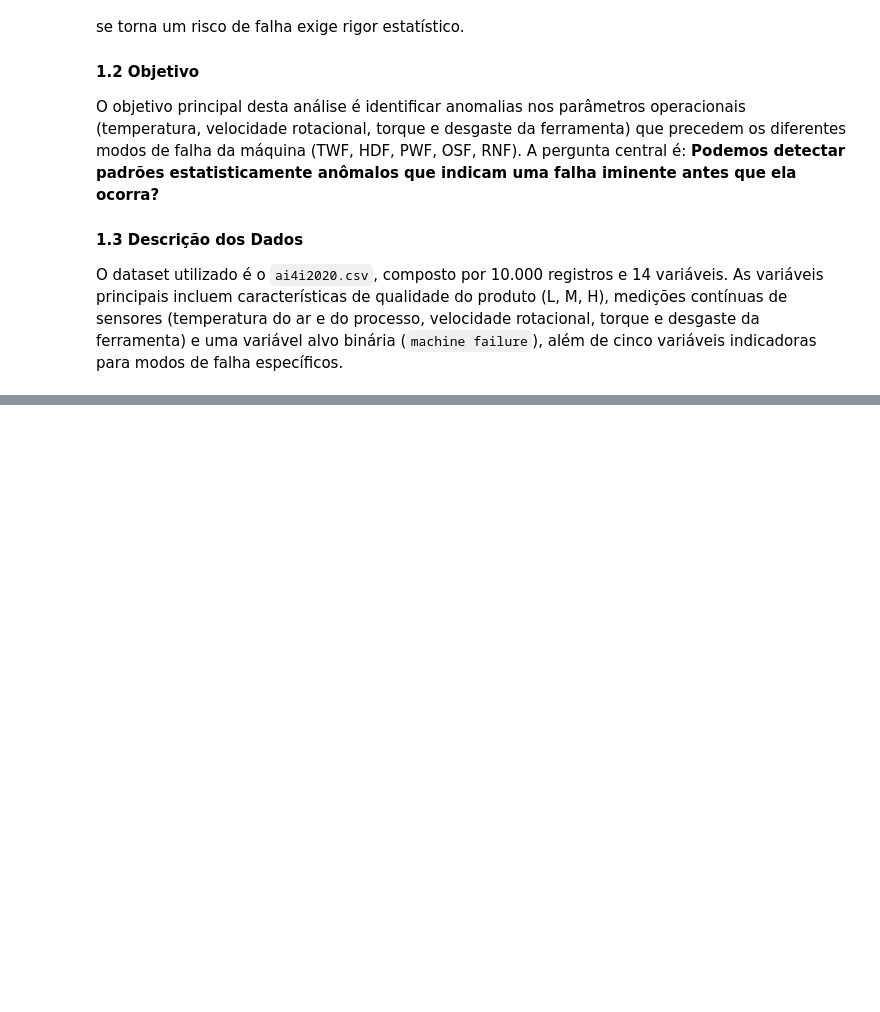
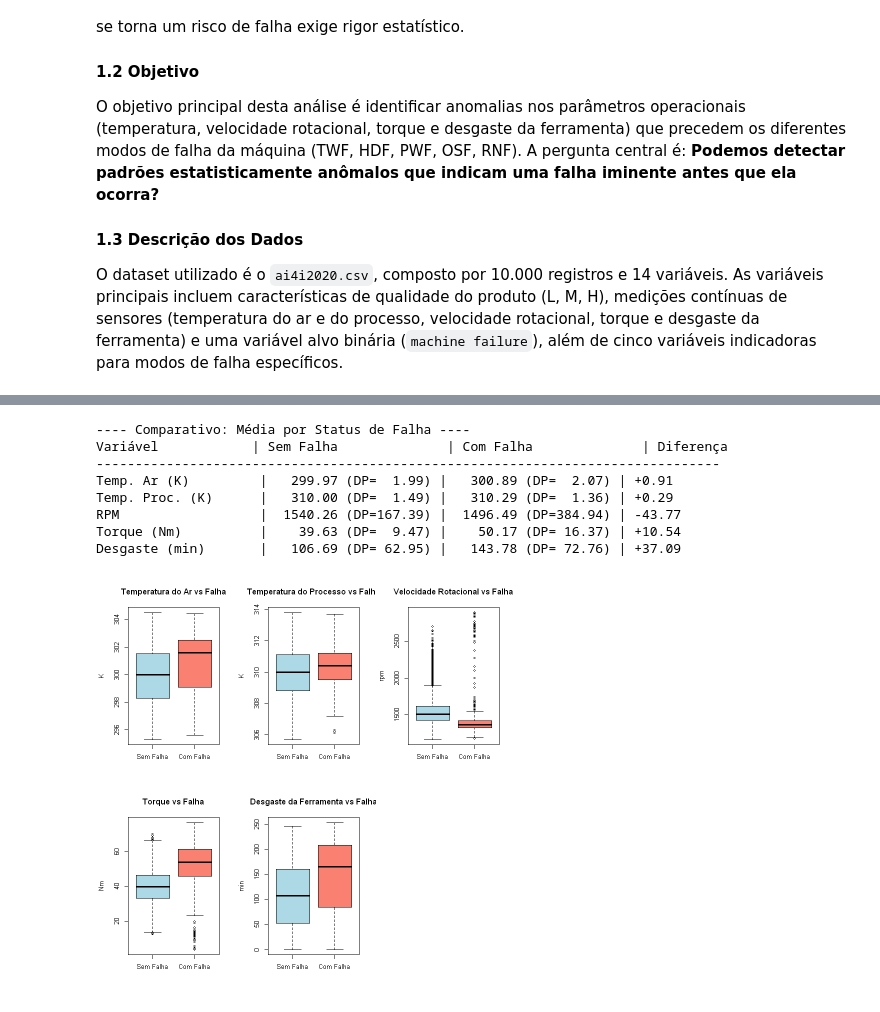
Before and after one commit to Melo-RafaelV/deteccao-anomalias-manutencao, a Jupyter notebook: deteccao-anomalias-maquinas.ipynb, the cells around one changed output, grey strips where cells are left out. Cells and saved outputs as stored; diff of their text form; code cells hidden in the pictures; blank space fills up the shorter version.

```diff
--- a/deteccao-anomalias-maquinas.ipynb
+++ b/deteccao-anomalias-maquinas.ipynb
@@ -82,0 +150,63 @@ A data.frame: 5 × 14
+# %%
+# ---- Boxplots: Variáveis Numéricas vs Falha da Máquina ----
+par(mfrow = c(2, 3))
+
+boxplot(Air.temperature..K. ~ Machine.failure, data = df,
+        col   = c("lightblue", "salmon"),
+        names = c("Sem Falha", "Com Falha"),
+        main  = "Temperatura do Ar vs Falha",
+        ylab  = "K", xlab = "")
+
+boxplot(Process.temperature..K. ~ Machine.failure, data = df,
+        col   = c("lightblue", "salmon"),
+        names = c("Sem Falha", "Com Falha"),
+        main  = "Temperatura do Processo vs Falha",
+        ylab  = "K", xlab = "")
+
+boxplot(Rotational.speed..rpm. ~ Machine.failure, data = df,
+        col   = c("lightblue", "salmon"),
+        names = c("Sem Falha", "Com Falha"),
+        main  = "Velocidade Rotacional vs Falha",
+        ylab  = "rpm", xlab = "")
+
+boxplot(Torque..Nm. ~ Machine.failure, data = df,
+        col   = c("lightblue", "salmon"),
+        names = c("Sem Falha", "Com Falha"),
+        main  = "Torque vs Falha",
+        ylab  = "Nm", xlab = "")
+
+boxplot(Tool.wear..min. ~ Machine.failure, data = df,
+        col   = c("lightblue", "salmon"),
+        names = c("Sem Falha", "Com Falha"),
+        main  = "Desgaste da Ferramenta vs Falha",
+        ylab  = "min", xlab = "")
+
+par(mfrow = c(1, 1))
+
+# Tabela comparativa de médias e desvios padrão por status de falha
+num_vars <- c("Air.temperature..K.", "Process.temperature..K.",
+              "Rotational.speed..rpm.", "Torque..Nm.", "Tool.wear..min.")
+nomes    <- c("Temp. Ar (K)", "Temp. Proc. (K)", "RPM", "Torque (Nm)", "Desgaste (min)")
+
+cat("\n---- Comparativo: Média por Status de Falha ----\n")
+cat(sprintf("%-20s | %-22s | %-22s | %s\n", "Variável", "Sem Falha", "Com Falha", "Diferença"))
+cat(paste(rep("-", 80), collapse=""), "\n")
+for (i in seq_along(num_vars)) {
+  v  <- num_vars[i]
+  m0 <- mean(df[df$Machine.failure == 0, v])
+  s0 <- sd(df[df$Machine.failure == 0, v])
+  m1 <- mean(df[df$Machine.failure == 1, v])
+  s1 <- sd(df[df$Machine.failure == 1, v])
+  cat(sprintf("%-20s | %8.2f (DP=%6.2f) | %8.2f (DP=%6.2f) | %+.2f\n",
+              nomes[i], m0, s0, m1, s1, m1 - m0))
+}
+# %% [output]
+---- Comparativo: Média por Status de Falha ----
+Variável            | Sem Falha              | Com Falha              | Diferença
+--------------------------------------------------------------------------------
+Temp. Ar (K)         |   299.97 (DP=  1.99) |   300.89 (DP=  2.07) | +0.91
+Temp. Proc. (K)      |   310.00 (DP=  1.49) |   310.29 (DP=  1.36) | +0.29
+RPM                  |  1540.26 (DP=167.39) |  1496.49 (DP=384.94) | -43.77
+Torque (Nm)          |    39.63 (DP=  9.47) |    50.17 (DP= 16.37) | +10.54
+Desgaste (min)       |   106.69 (DP= 62.95) |   143.78 (DP= 72.76) | +37.09
+[figure, added]
```
Also changed, not shown: parts of 15 cells of this notebook, 1 other file.
